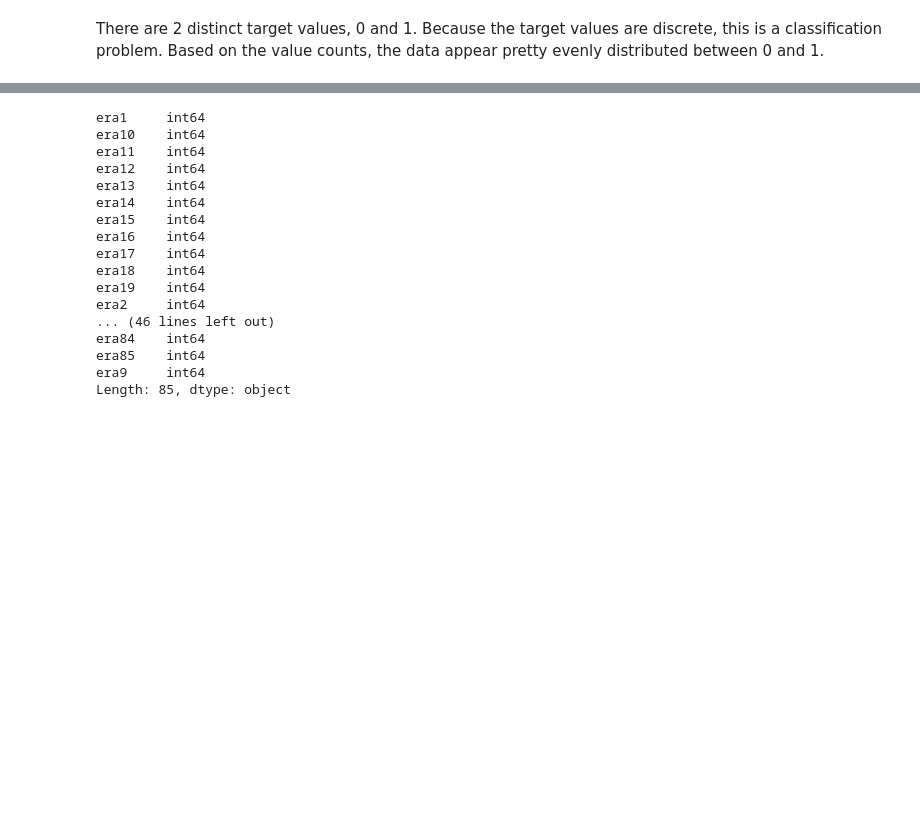
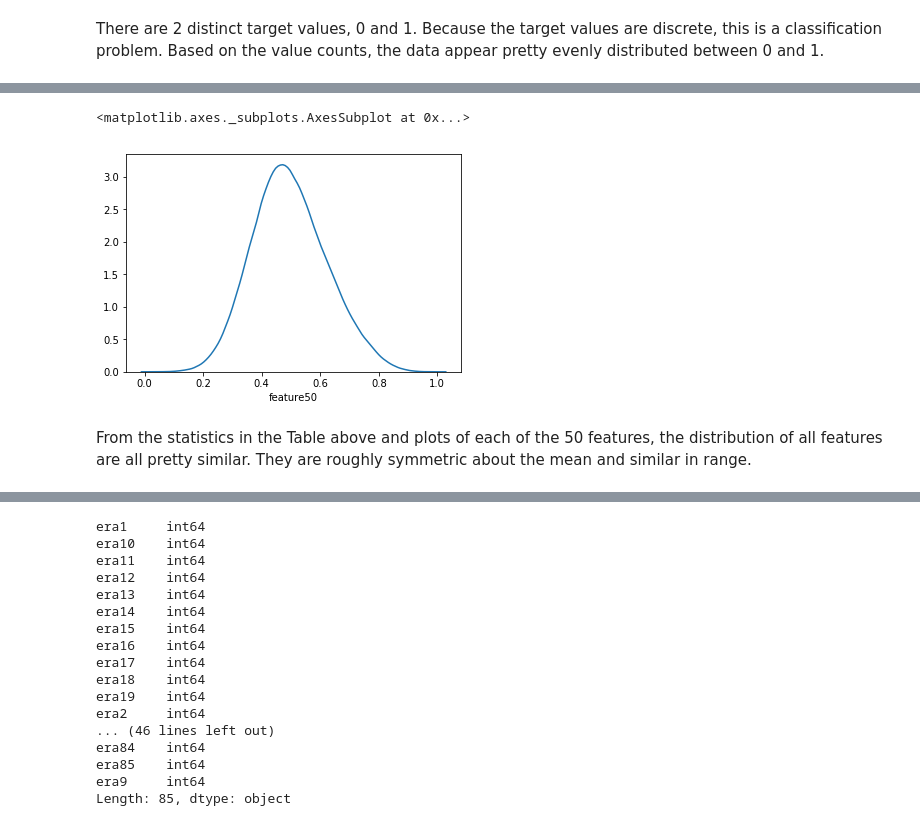
Before and after one commit to cchen181/numerai_tournament79, a Jupyter notebook: modelv2.ipynb, the cells around one changed output, grey strips where cells are left out. Saved outputs shown, nothing was run; the diff lists cells and outputs as text; code cells hidden in the pictures; blank space fills up the shorter version.

Commit message:
Update modelv2
EDA on features
pretty much done with EDA, but do need to tidy it up a little

```diff
--- a/modelv2.ipynb
+++ b/modelv2.ipynb
@@ -180,0 +181,9 @@ Name: feature2, dtype: float64
+# %%
+sns.distplot(data.feature50,hist=False)
+#manually cycled through all 50 plots, looking at the distributions
+#need to learn how to code these. and subplot them
+# %% [output]
+<matplotlib.axes._subplots.AxesSubplot at 0x...>
+[figure, added]
+# %% [markdown]
+From the statistics in the Table above and plots of each of the 50 features, the distribution of all features are all pretty similar. They are roughly symmetric about the mean and similar in range.
```
Also changed, not shown: parts of 10 cells of this notebook.
